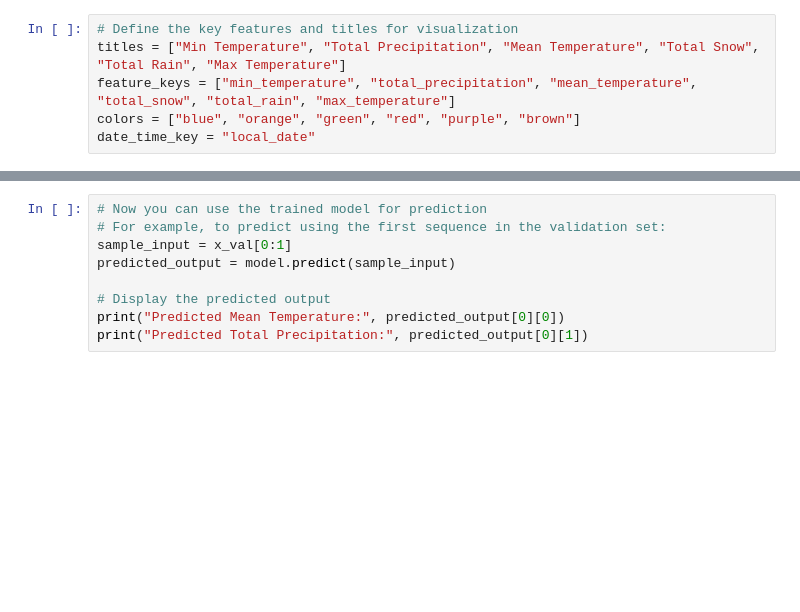
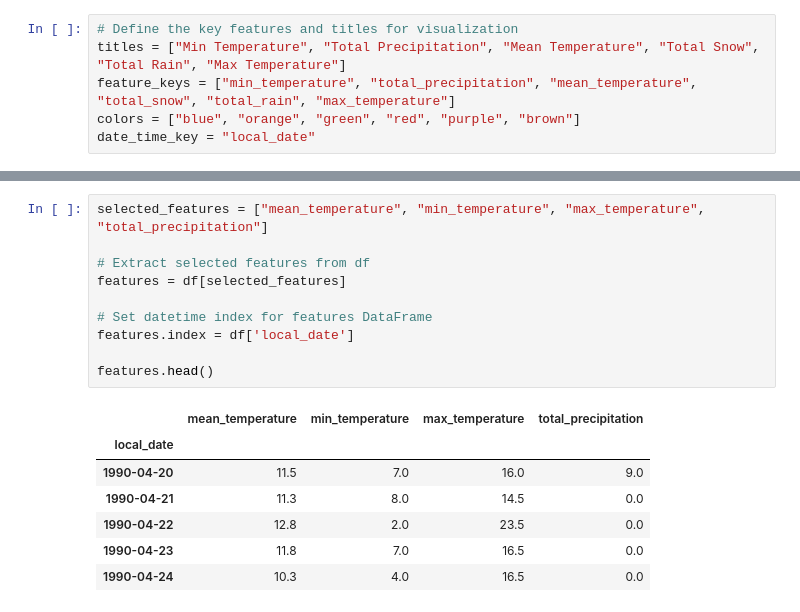
Before and after one commit to MaisieDeGraaf/Housing-Project_Final, a Jupyter notebook: Weather_ML.ipynb, the cells around one changed output, grey strips where cells are left out. Saved outputs shown, nothing was run; the diff lists cells and outputs as text; blank space fills up the shorter version.

```diff
--- a/Weather_ML.ipynb
+++ b/Weather_ML.ipynb
@@ -183,9 +93,18 @@ KeyError: 'total_snow'
-# %%
-# Now you can use the trained model for prediction
-# For example, to predict using the first sequence in the validation set:
-sample_input = x_val[0:1]
-predicted_output = model.predict(sample_input)
-
-# Display the predicted output
-print("Predicted Mean Temperature:", predicted_output[0][0])
-print("Predicted Total Precipitation:", predicted_output[0][1])
+# %%
+selected_features = ["mean_temperature", "min_temperature", "max_temperature", "total_precipitation"]
+
+# Extract selected features from df
+features = df[selected_features]
+
+# Set datetime index for features DataFrame
+features.index = df['local_date']
+
+features.head()
+# %% [output]
+|  | mean_temperature | min_temperature | max_temperature | total_precipitation |
+| local_date |  |  |  |  |
+| 1990-04-20 | 11.5 | 7.0 | 16.0 | 9.0 |
+| 1990-04-21 | 11.3 | 8.0 | 14.5 | 0.0 |
+| 1990-04-22 | 12.8 | 2.0 | 23.5 | 0.0 |
+| 1990-04-23 | 11.8 | 7.0 | 16.5 | 0.0 |
+| 1990-04-24 | 10.3 | 4.0 | 16.5 | 0.0 |
```
Also changed, not shown: parts of 16 cells of this notebook, 2 other files.
